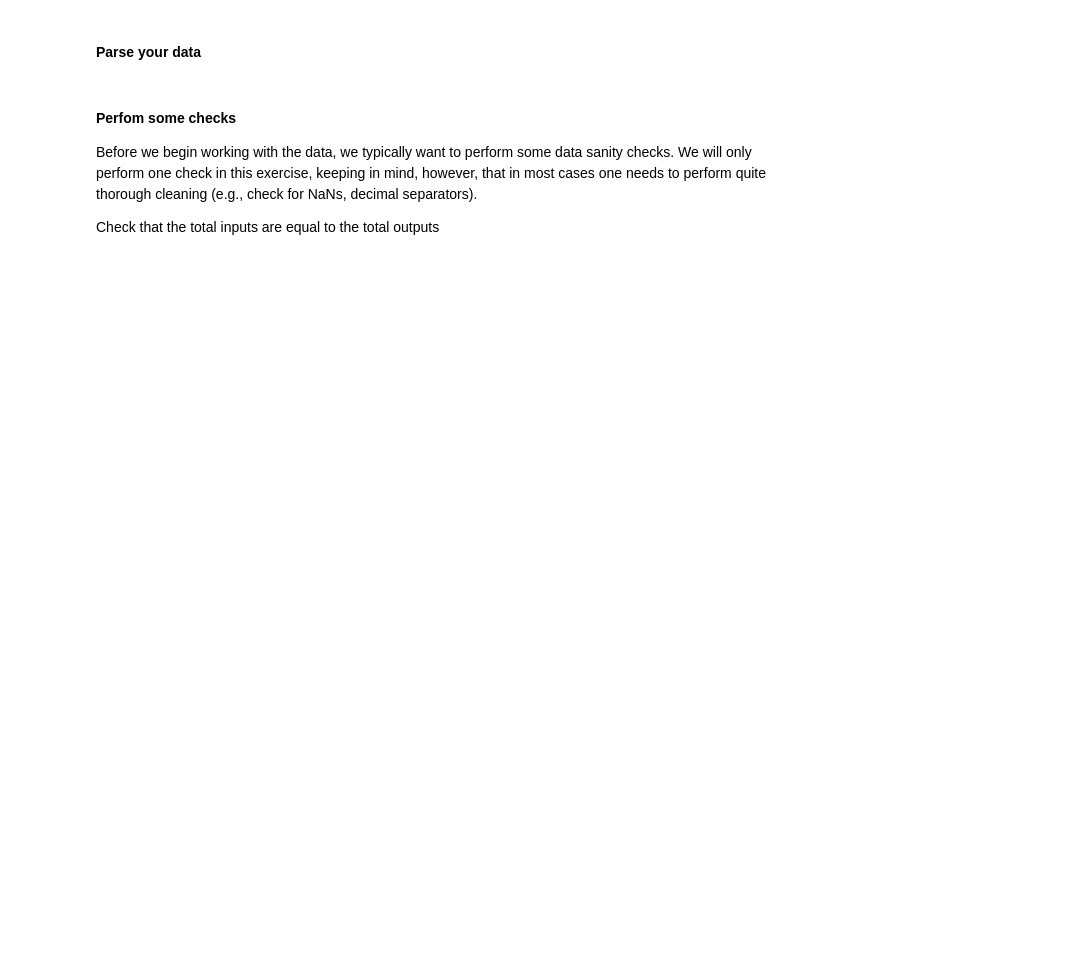
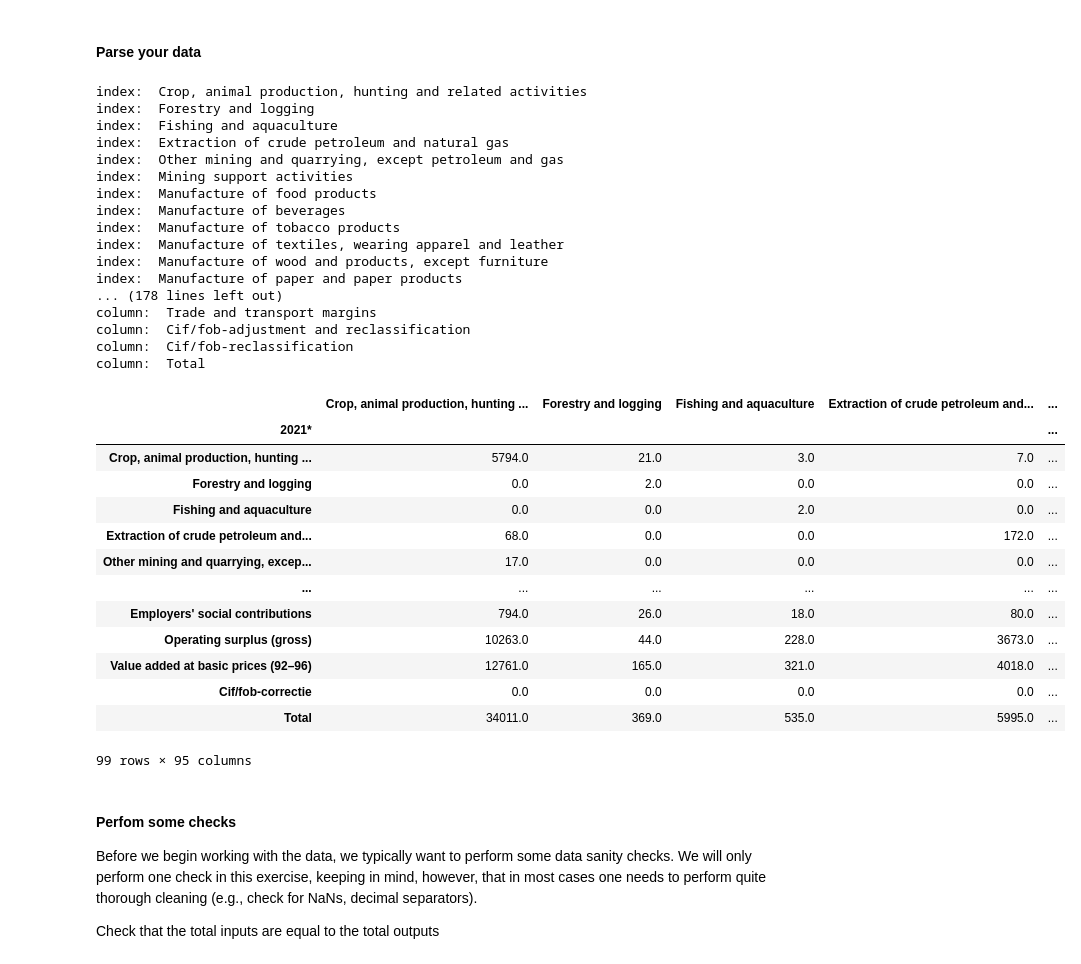
Before and after one commit to justushi/advanced_EEIO_course_student_version, a Jupyter notebook: IOT_n_national_accounts/IOT_n_national_sv.ipynb, the cells around one changed output. Saved outputs shown, nothing was run; the diff lists cells and outputs as text; code cells hidden in the pictures; blank space fills up the shorter version.

```diff
--- a/IOT_n_national_accounts/IOT_n_national_sv.ipynb
+++ b/IOT_n_national_accounts/IOT_n_national_sv.ipynb
@@ -283,7 +283,10 @@ In order to better understand how GDP can be calculated in IOTs, use the EUROSTA
 
 ![image](./figures/IOT_basic_price.PNG)
 # %%
+import pandas as pd
+
 # Load the IO data
-CBS_IO = None
+CBS_IO = pd.ExcelFile(f"data/CBS/83 InputOutput tables 20152021.xlsx", engine="openpyxl")
 
 # Print the list of sheets that are available in the xlsx file so that you can investigate what options you have
+print(*CBS_IO.sheet_names, sep="\n")
@@ -291,19 +309,63 @@ CBS_IO = None
 #### Parse your data
 # %%
 # Parse the sheet for 2021 in current prices
-IO_2021_cp = None
+IO_2021_cp = CBS_IO.parse("IO-table 2021 current prices", index_col=1, header=1, skipfooter=3)
+
 # Fill nan values
+IO_2021_cp = IO_2021_cp.iloc[1:, 1:].fillna(0)
 
 # Labels sometimes have leading and trailing white spaces which makes it difficult to then slice the dataframe
+IO_2021_cp.columns = IO_2021_cp.columns.str.strip()
+IO_2021_cp.index = IO_2021_cp.index.str.strip()
 
 # There could also be errors in labels, always check. It won't matter for this exercise but keep in mind for the future.
 # Examples of mistakes are typos, wrong translaction, encoding issues
 
 # Negative items
 # Makes sure that the items marked with a negative sign in their labels are indeed negative
-
+items_with_neg = ["Subsidies on domestic products (–)","Import subsidies (–)","Other subsidies on production (–)"]
+IO_2021_cp.loc[(items_with_neg)] = IO_2021_cp.loc[items_with_neg] *-1
 
 # Print the columns and index to understand how the data is structured
+for ind in IO_2021_cp.index:
+    print("index: ", ind)
+
+for col in IO_2021_cp.columns:
+    print("column: ", col)
+
+IO_2021_cp
+# %% [output]
+index:  Crop, animal production, hunting and related activities
+index:  Forestry and logging
+index:  Fishing and aquaculture
+index:  Extraction of crude petroleum and natural gas
+index:  Other mining and quarrying, except petroleum and gas
+index:  Mining support activities
+index:  Manufacture of food products
+index:  Manufacture of beverages
+index:  Manufacture of tobacco products
+index:  Manufacture of textiles, wearing apparel and leather
+index:  Manufacture of wood and products, except furniture
+index:  Manufacture of paper and paper products
+... (178 lines left out)
+column:  Trade and transport margins
+column:  Cif/fob-adjustment and reclassification
+column:  Cif/fob-reclassification
+column:  Total
+|  | Crop, animal production, hunting ... | Forestry and logging | Fishing and aquaculture | Extraction of crude petroleum and... | ... |
+| 2021* |  |  |  |  | ... |
+| Crop, animal production, hunting ... | 5794.0 | 21.0 | 3.0 | 7.0 | ... |
+| Forestry and logging | 0.0 | 2.0 | 0.0 | 0.0 | ... |
+| Fishing and aquaculture | 0.0 | 0.0 | 2.0 | 0.0 | ... |
+| Extraction of crude petroleum and... | 68.0 | 0.0 | 0.0 | 172.0 | ... |
+| Other mining and quarrying, excep... | 17.0 | 0.0 | 0.0 | 0.0 | ... |
+| ... | ... | ... | ... | ... | ... |
+| Employers' social contributions | 794.0 | 26.0 | 18.0 | 80.0 | ... |
+| Operating surplus (gross) | 10263.0 | 44.0 | 228.0 | 3673.0 | ... |
+| Value added at basic prices (92–96) | 12761.0 | 165.0 | 321.0 | 4018.0 | ... |
+| Cif/fob-correctie | 0.0 | 0.0 | 0.0 | 0.0 | ... |
+| Total | 34011.0 | 369.0 | 535.0 | 5995.0 | ... |
+99 rows × 95 columns
 # %% [markdown]
 #### Perfom some checks
 Before we begin working with the data, we typically want to perform some data sanity checks.
```
Also changed, not shown: parts of 7 cells of this notebook.
